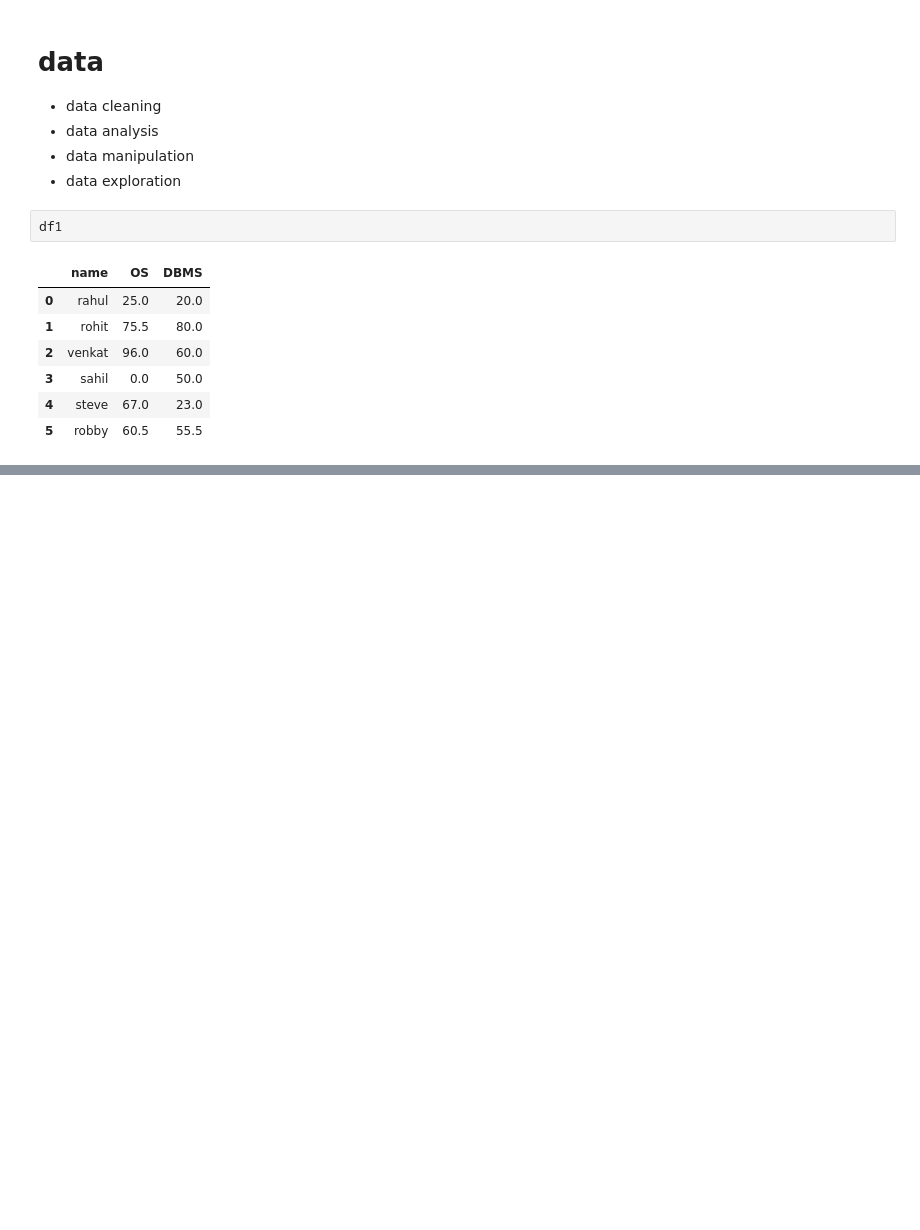
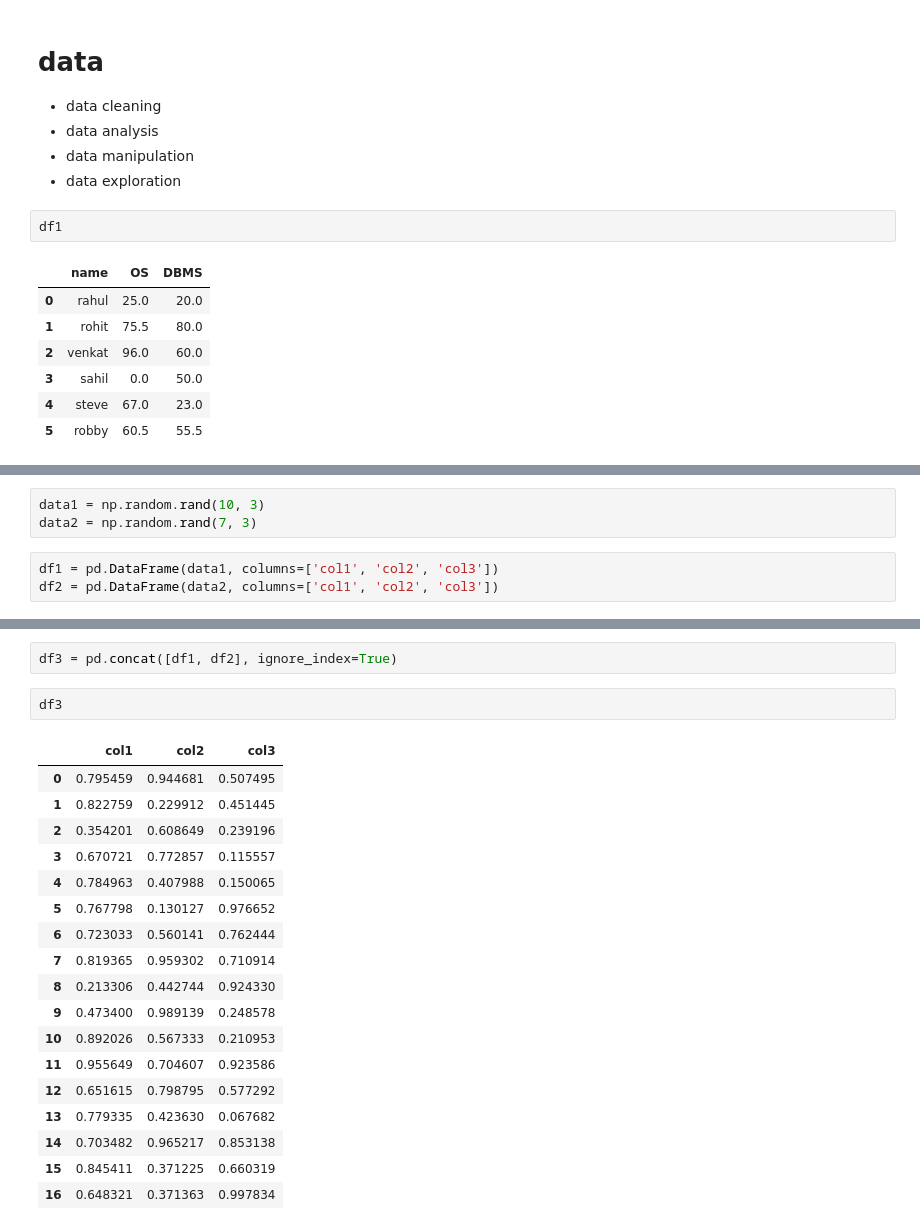
Before and after one commit to mihirh19/Python, a Jupyter notebook: DataScience_ML/3.Pandas.ipynb, the cells around one changed output, grey strips where cells are left out. Cells and saved outputs as stored; diff of their text form; blank space fills up the shorter version.

```diff
--- a/DataScience_ML/3.Pandas.ipynb
+++ b/DataScience_ML/3.Pandas.ipynb
@@ -654,0 +798,6 @@ df1
+# %%
+data1 = np.random.rand(10, 3)
+data2 = np.random.rand(7, 3)
+# %%
+df1 = pd.DataFrame(data1, columns=['col1', 'col2', 'col3'])
+df2 = pd.DataFrame(data2, columns=['col1', 'col2', 'col3'])
@@ -654,0 +829,23 @@ df1
+# %%
+df3 = pd.concat([df1, df2], ignore_index=True)
+# %%
+df3
+# %% [output]
+|  | col1 | col2 | col3 |
+| 0 | 0.795459 | 0.944681 | 0.507495 |
+| 1 | 0.822759 | 0.229912 | 0.451445 |
+| 2 | 0.354201 | 0.608649 | 0.239196 |
+| 3 | 0.670721 | 0.772857 | 0.115557 |
+| 4 | 0.784963 | 0.407988 | 0.150065 |
+| 5 | 0.767798 | 0.130127 | 0.976652 |
+| 6 | 0.723033 | 0.560141 | 0.762444 |
+| 7 | 0.819365 | 0.959302 | 0.710914 |
+| 8 | 0.213306 | 0.442744 | 0.924330 |
+| 9 | 0.473400 | 0.989139 | 0.248578 |
+| 10 | 0.892026 | 0.567333 | 0.210953 |
+| 11 | 0.955649 | 0.704607 | 0.923586 |
+| 12 | 0.651615 | 0.798795 | 0.577292 |
+| 13 | 0.779335 | 0.423630 | 0.067682 |
+| 14 | 0.703482 | 0.965217 | 0.853138 |
+| 15 | 0.845411 | 0.371225 | 0.660319 |
+| 16 | 0.648321 | 0.371363 | 0.997834 |
```
Also changed, not shown: parts of 42 cells of this notebook.
